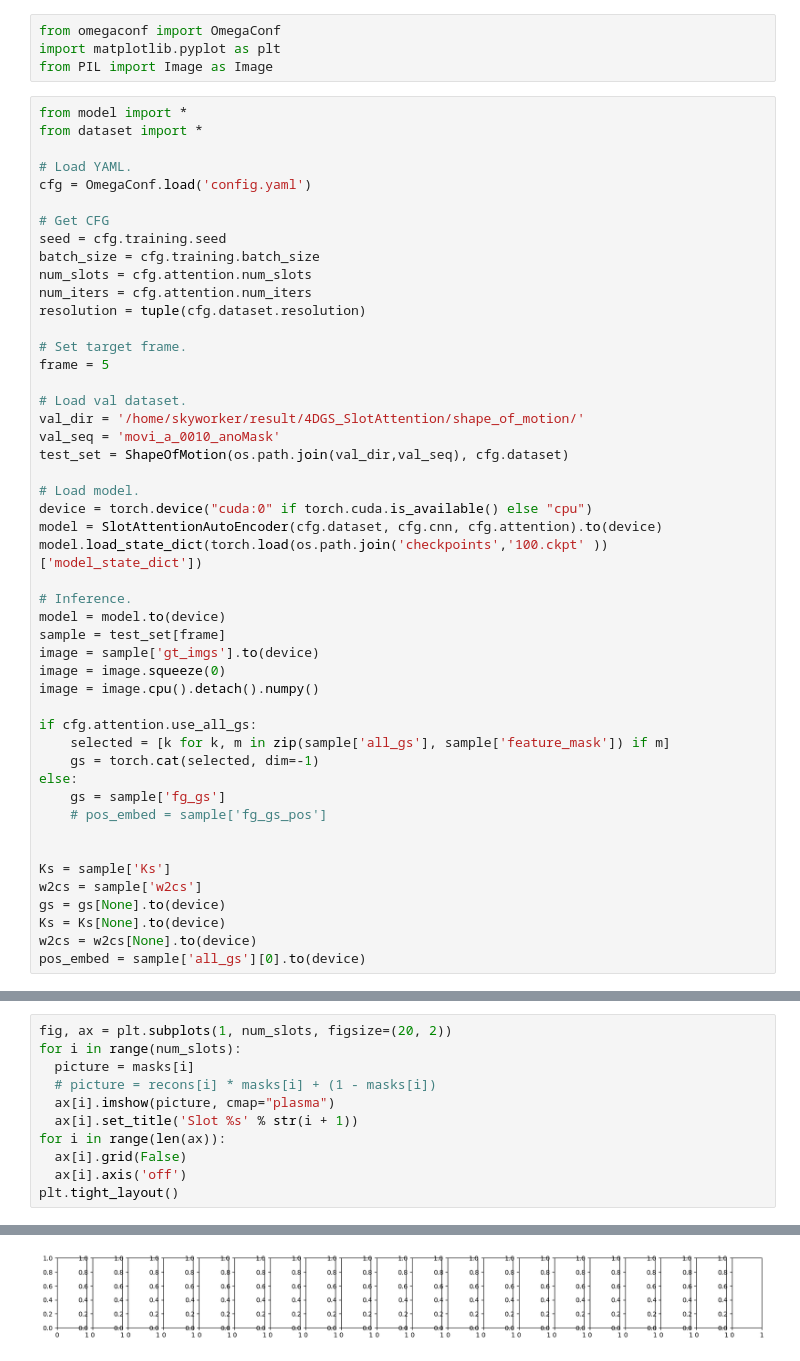
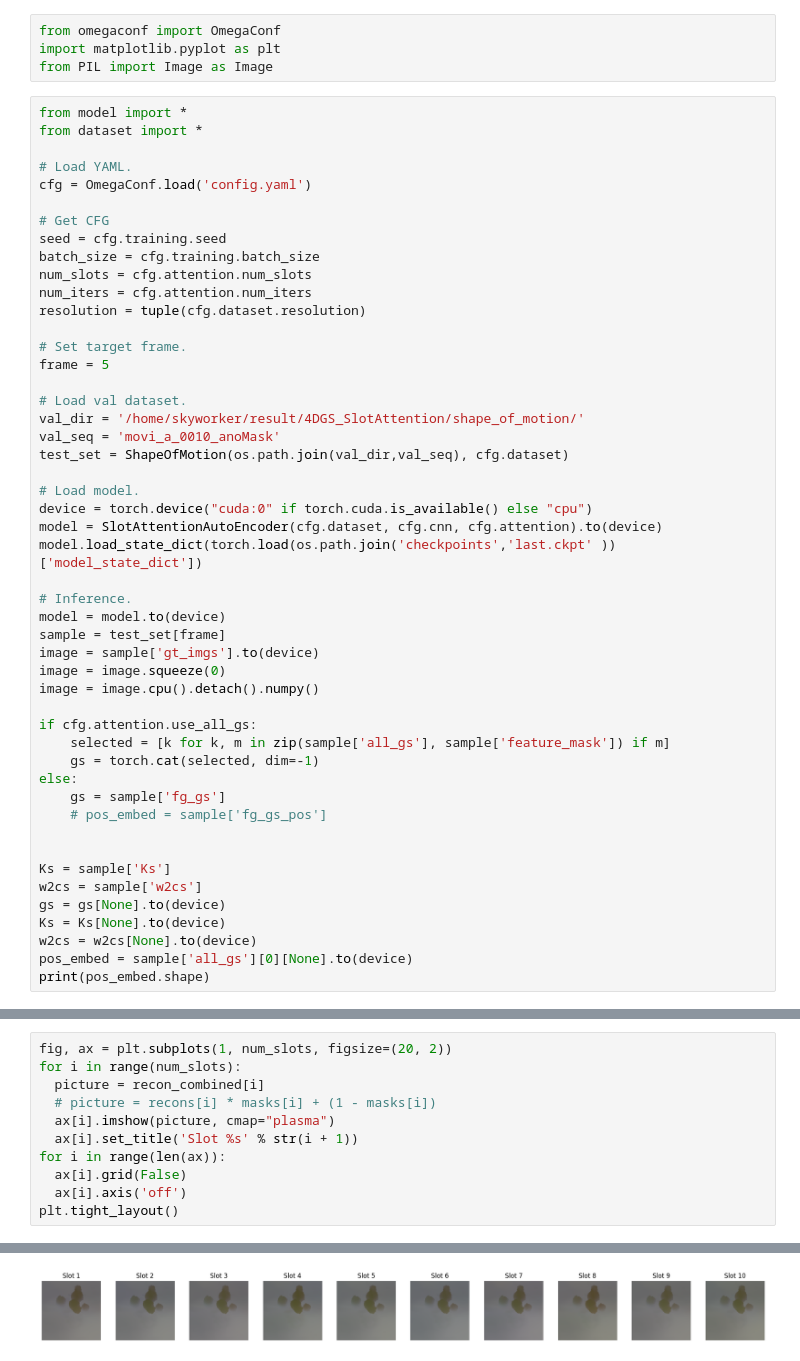
Before and after one commit to 00LukeSkyworker00/4dgs-slot-attention, a Jupyter notebook: eval.ipynb, the cells around one changed output, grey strips where cells are left out. Cells and saved outputs as stored; diff of their text form.

Commit message:
model modify

```diff
--- a/eval.ipynb
+++ b/eval.ipynb
@@ -34,7 +34,7 @@ test_set = ShapeOfMotion(os.path.join(val_dir,val_seq), cfg.dataset)
 # Load model.
 device = torch.device("cuda:0" if torch.cuda.is_available() else "cpu")
 model = SlotAttentionAutoEncoder(cfg.dataset, cfg.cnn, cfg.attention).to(device)
-model.load_state_dict(torch.load(os.path.join('checkpoints','100.ckpt' ))['model_state_dict'])
+model.load_state_dict(torch.load(os.path.join('checkpoints','last.ckpt' ))['model_state_dict'])
 
 # Inference.
 model = model.to(device)
@@ -56,4 +56,5 @@ w2cs = sample['w2cs']
 gs = gs[None].to(device)
 Ks = Ks[None].to(device)
 w2cs = w2cs[None].to(device)
-pos_embed = sample['all_gs'][0].to(device)
+pos_embed = sample['all_gs'][0][None].to(device)
+print(pos_embed.shape)
@@ -80,7 +83,7 @@ plt.tight_layout()
 # %%
 fig, ax = plt.subplots(1, num_slots, figsize=(20, 2))
 for i in range(num_slots):
-  picture = masks[i]
+  picture = recon_combined[i]
   # picture = recons[i] * masks[i] + (1 - masks[i])
   ax[i].imshow(picture, cmap="plasma")
   ax[i].set_title('Slot %s' % str(i + 1))
@@ -93,2 +95,2 @@ NameError: name 'masks' is not defined
-[figure, old version]
+[figure, new version]
 # %%
```
Also changed, not shown: parts of 5 cells of this notebook, 3 other files.
